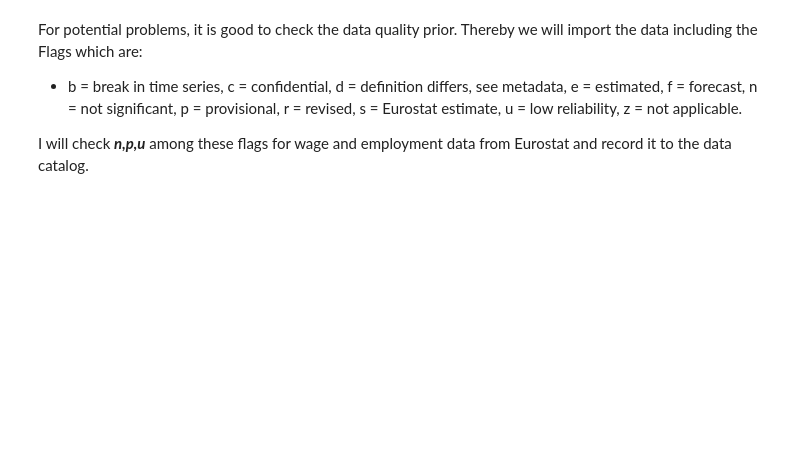
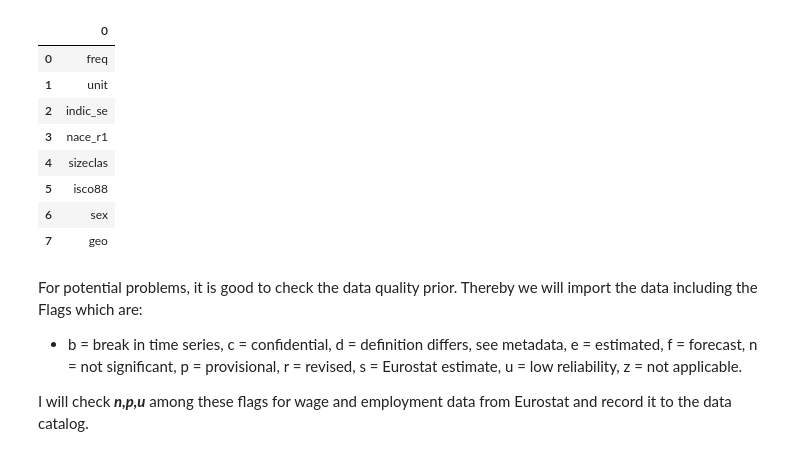
Before and after one commit to mehmetcandfx/Technology-Trade-Employment, a Jupyter notebook: Code/Data_Discovrery_Wages.ipynb, the cells around one changed output. Cells and saved outputs as stored; diff of their text form; code cells hidden in the pictures; blank space fills up the shorter version.

```diff
--- a/Code/Data_Discovrery_Wages.ipynb
+++ b/Code/Data_Discovrery_Wages.ipynb
@@ -37,3 +57,15 @@ After browsi̇ng the Eurostat Database, I ended up with the following three diff
+# %%
+pd.DataFrame(eurostat.get_pars('EARN_SES06_47'))
+# %% [output]
+|  | 0 |
+| 0 | freq |
+| 1 | unit |
+| 2 | indic_se |
+| 3 | nace_r1 |
+| 4 | sizeclas |
+| 5 | isco88 |
+| 6 | sex |
+| 7 | geo |
 # %% [markdown]
 For potential problems, it is good to check the data quality prior. Thereby we will import the data including the Flags which are:
  * b = break in time series, c = confidential, d = definition differs, see metadata, e = estimated, f = forecast, n = not significant, p = provisional, r = revised, s = Eurostat estimate, u = low reliability, z = not applicable.
```
Also changed, not shown: parts of 16 cells of this notebook.
